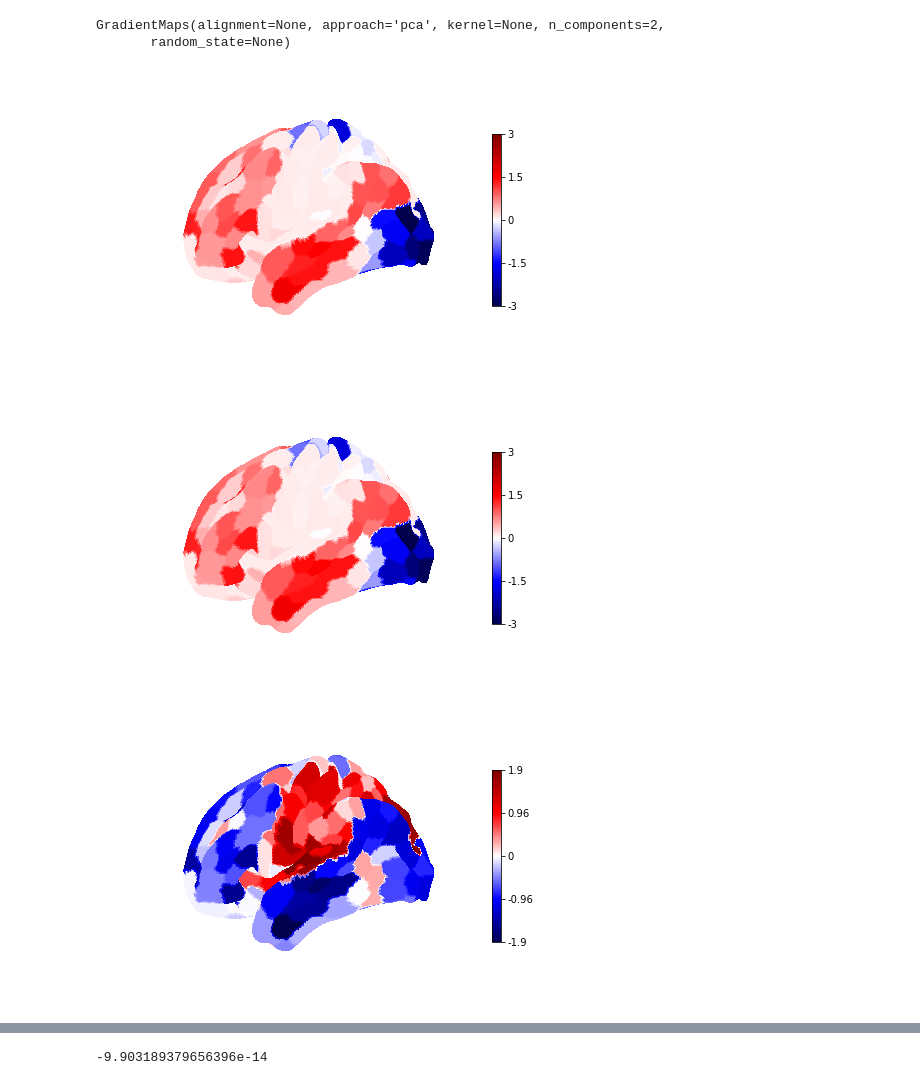
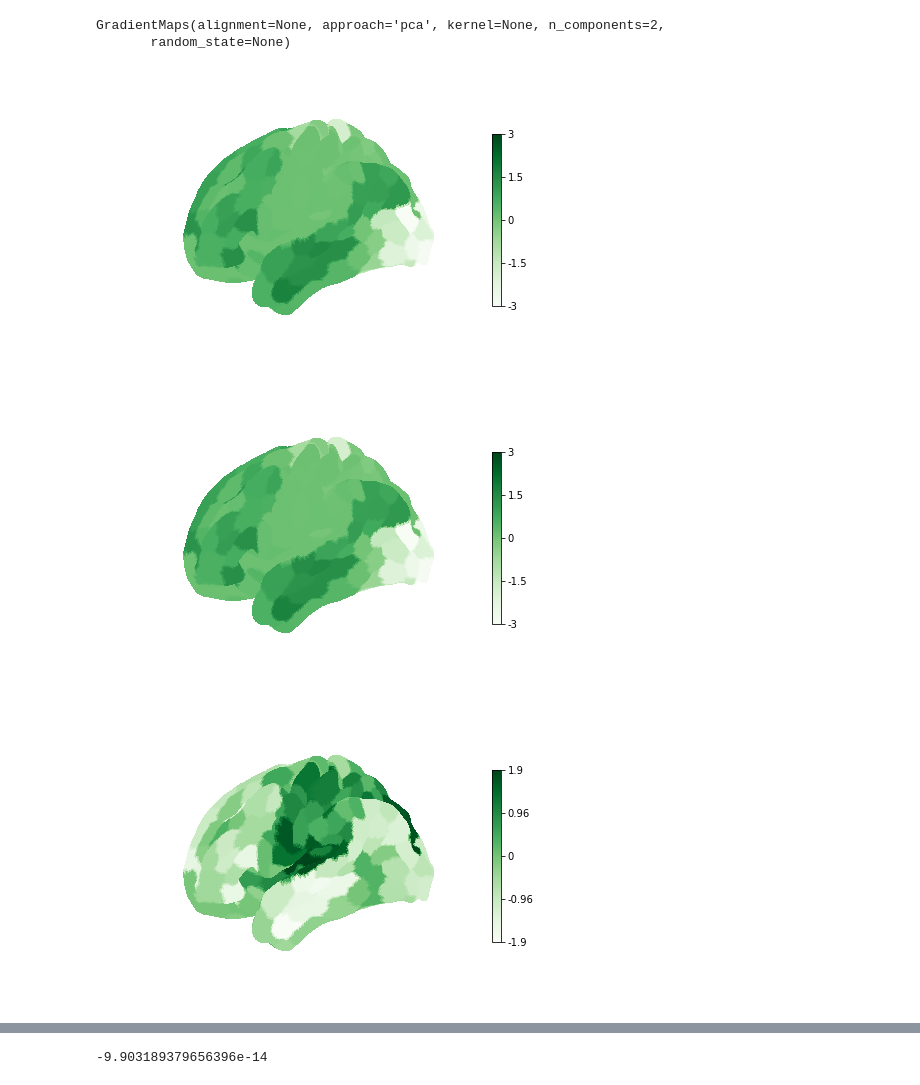
Before and after one commit to JohnGriffiths/BHTO19_GradientsVariability, a Jupyter notebook: setting_up_notebook_gh.ipynb, the cells around one changed output, grey strips where cells are left out. Drawn from its saved outputs; the diff is of its cells as text; code cells hidden in the pictures.

```diff
--- a/setting_up_notebook_gh.ipynb
+++ b/setting_up_notebook_gh.ipynb
@@ -82,23 +82,23 @@ GradientMaps(alignment=None, approach='pca', kernel=None, n_components=2,
 # %%
 sch400_hcpfc_gm_pca_surf_pc1 = map_to_labels(sch400_hcpfc_gm_pca.gradients_[:, 0],
                                   sch400_parc, mask=sch400_parc != 0)
 
 sch400_hcpfc_gm_pca_surf_pc2 = map_to_labels(sch400_hcpfc_gm_pca.gradients_[:, 1],
                                   sch400_parc, mask=sch400_parc != 0)
 
 disp = plot_surf_stat_map([lhp_vtx,lhp_tri],
-                          sch400_hcpfc_gm_pca_surf_pc1[:32492]*-1,view='lateral',hemi='left',cmap='seismic');
+                          sch400_hcpfc_gm_pca_surf_pc1[:32492]*-1,view='lateral',hemi='left',cmap='Greens');
 
 
 disp = plot_surf_stat_map([lhp_vtx,lhp_tri],
-                          sch400_hcpfc_gm_pca_surf_pc1[:32492]*-1,view='lateral',hemi='left',cmap='seismic');
+                          sch400_hcpfc_gm_pca_surf_pc1[:32492]*-1,view='lateral',hemi='left',cmap='Greens');
 
 disp = plot_surf_stat_map([lhp_vtx,lhp_tri],
-                          sch400_hcpfc_gm_pca_surf_pc2[:32492]*-1,view='lateral',hemi='left',cmap='seismic');
+                          sch400_hcpfc_gm_pca_surf_pc2[:32492]*-1,view='lateral',hemi='left',cmap='Greens');
 
 disp = plot_surf_stat_map([lhp_vtx,lhp_tri],
-                          sch400_hcpfc_gm_pca_surf_pc2[:32492]*-1,view='medial',hemi='left',cmap='seismic');
+                          sch400_hcpfc_gm_pca_surf_pc2[:32492]*-1,view='medial',hemi='left',cmap='Greens');
 # %% [output]
-[figure, old version]
+[figure, new version]
-[figure, old version]
+[figure, new version]
-[figure, old version]
+[figure, new version]
```
Also changed, not shown: parts of 1 cell of this notebook.
